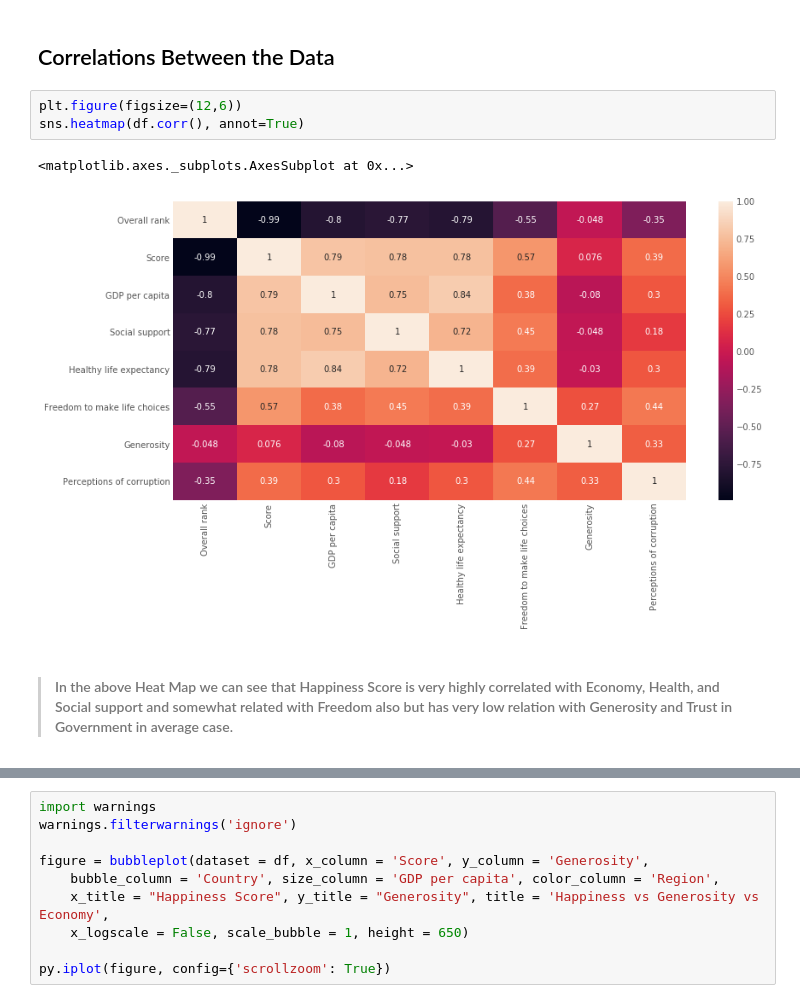
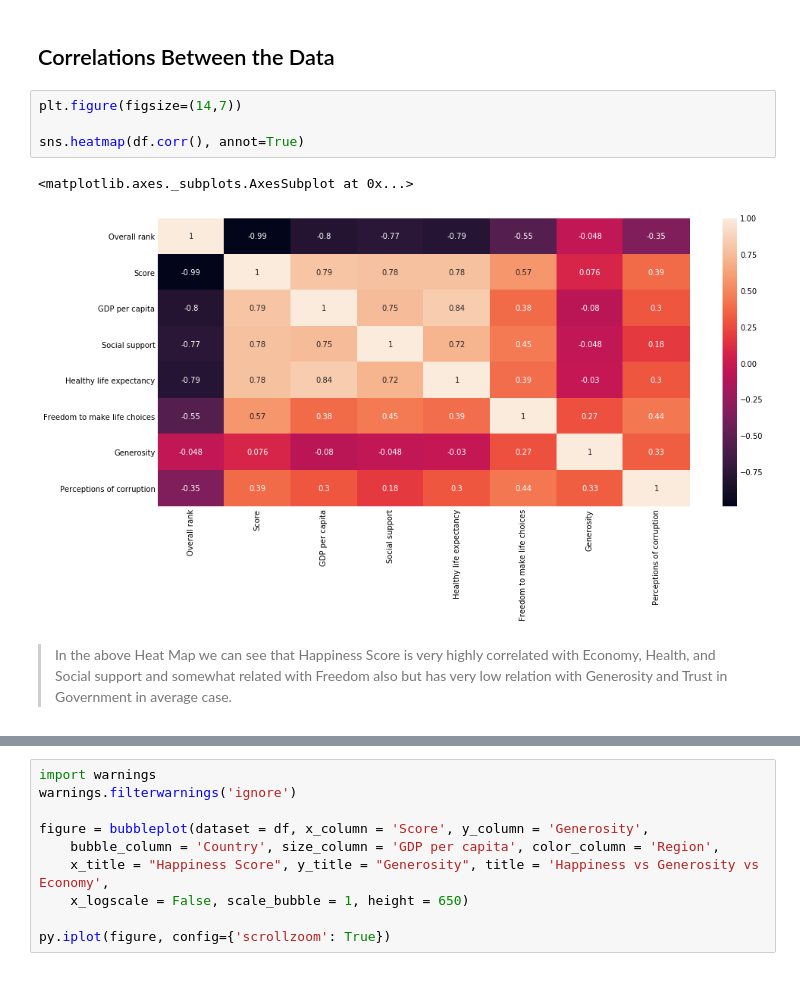
Before and after one commit to rakeshvangawar/World-Happiness-Report-2019, a Jupyter notebook: World Happiness Report.ipynb, the cells around one changed output, grey strips where cells are left out. Cells and saved outputs as stored; diff of their text form.

```diff
--- a/World Happiness Report.ipynb
+++ b/World Happiness Report.ipynb
@@ -255,10 +256,11 @@ sns.violinplot(df['Score'], df['Region'])
 # %% [markdown]
 ## Correlations Between the Data
 # %%
-plt.figure(figsize=(12,6))
+plt.figure(figsize=(14,7))
+
 sns.heatmap(df.corr(), annot=True)
 # %% [output]
 <matplotlib.axes._subplots.AxesSubplot at 0x...>
-[figure, old version]
+[figure, new version]
 # %% [markdown]
-> ####  In the above Heat Map we can see that Happiness Score is very highly correlated with Economy, Health, and Social support and somewhat related with Freedom also but has very low relation with Generosity and Trust in Government in average case.
+> In the above Heat Map we can see that Happiness Score is very highly correlated with Economy, Health, and Social support and somewhat related with Freedom also but has very low relation with Generosity and Trust in Government in average case.
```
Also changed, not shown: parts of 27 cells of this notebook, 6 other files.
